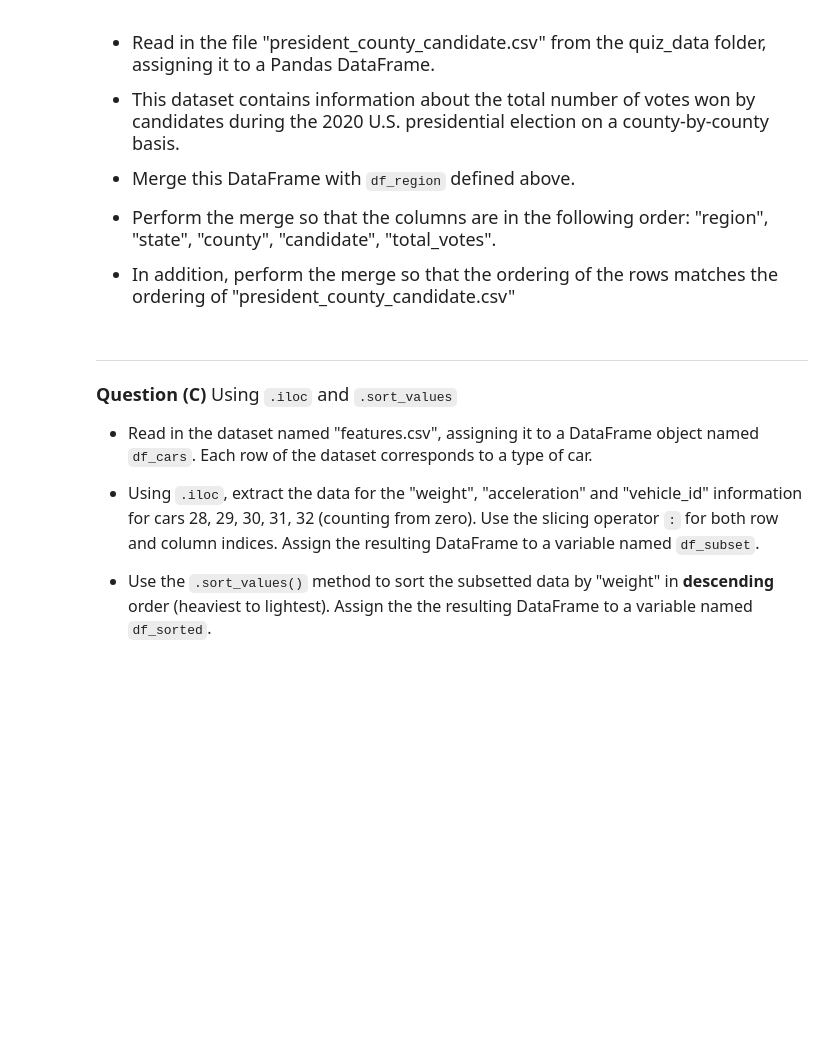
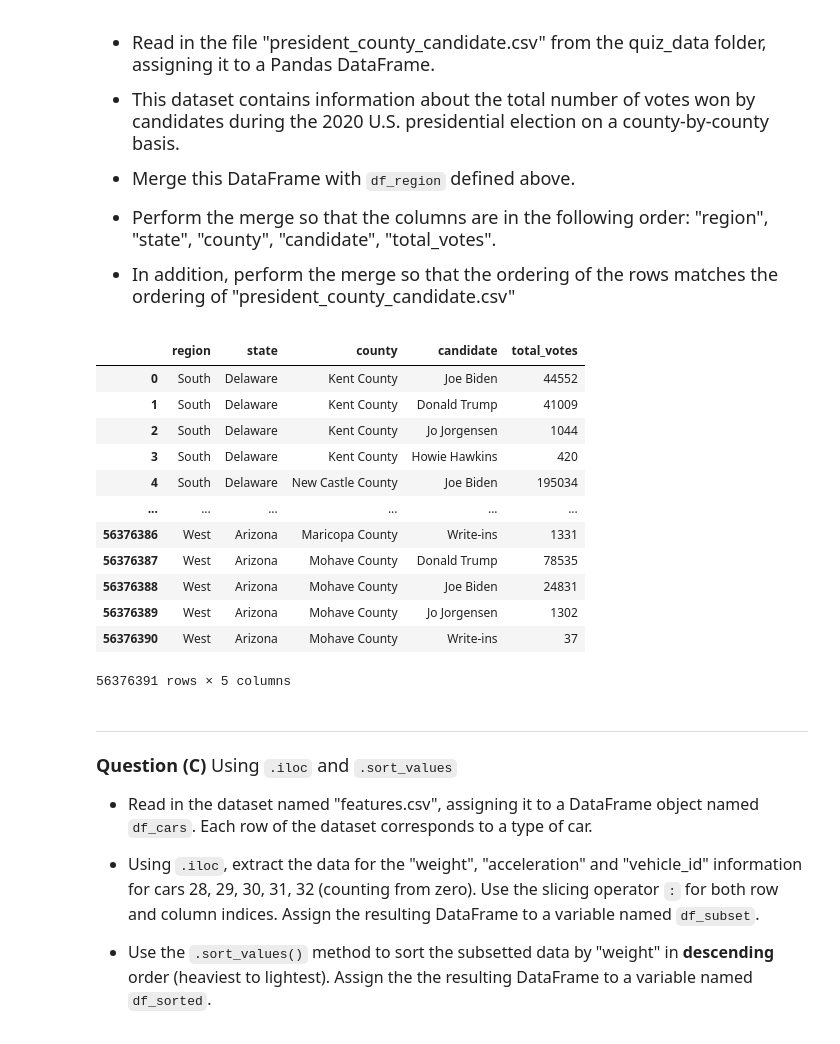
Before and after one commit to taddcavanaugh-arch/datasci151fall2026, a Jupyter notebook: _quizzes/practice_quiz_4/practice_quiz_4.ipynb, the cells around one changed output. Cells and saved outputs as stored; diff of their text form; code cells hidden in the pictures; blank space fills up the shorter version.

```diff
--- a/_quizzes/practice_quiz_4/practice_quiz_4.ipynb
+++ b/_quizzes/practice_quiz_4/practice_quiz_4.ipynb
@@ -80,6 +106,26 @@ df_region.head()
 - In addition, perform the merge so that the ordering of the rows matches the ordering of "president_county_candidate.csv"
 # %%
 # Your code here
+president_dataframe = pd.read_csv("quiz_data/president_county_candidate.csv")
+
+df_merged_1 = pd.merge(left = president_dataframe[["state","county","candidate","total_votes"]], right = df_region, how = "left", on = "state")
+df_merged_2 =pd.merge(left = df_merged_1[["region","state"]],right= president_dataframe[["state","county","candidate","total_votes"]], how = "left", on ="state")
+
+display(df_merged_2)
+# %% [output]
+|  | region | state | county | candidate | total_votes |
+| 0 | South | Delaware | Kent County | Joe Biden | 44552 |
+| 1 | South | Delaware | Kent County | Donald Trump | 41009 |
+| 2 | South | Delaware | Kent County | Jo Jorgensen | 1044 |
+| 3 | South | Delaware | Kent County | Howie Hawkins | 420 |
+| 4 | South | Delaware | New Castle County | Joe Biden | 195034 |
+| ... | ... | ... | ... | ... | ... |
+| 56376386 | West | Arizona | Maricopa County | Write-ins | 1331 |
+| 56376387 | West | Arizona | Mohave County | Donald Trump | 78535 |
+| 56376388 | West | Arizona | Mohave County | Joe Biden | 24831 |
+| 56376389 | West | Arizona | Mohave County | Jo Jorgensen | 1302 |
+| 56376390 | West | Arizona | Mohave County | Write-ins | 37 |
+56376391 rows × 5 columns
 # %% [markdown]
 ______________________
 
```
Also changed, not shown: parts of 3 cells of this notebook, 5 other files.
